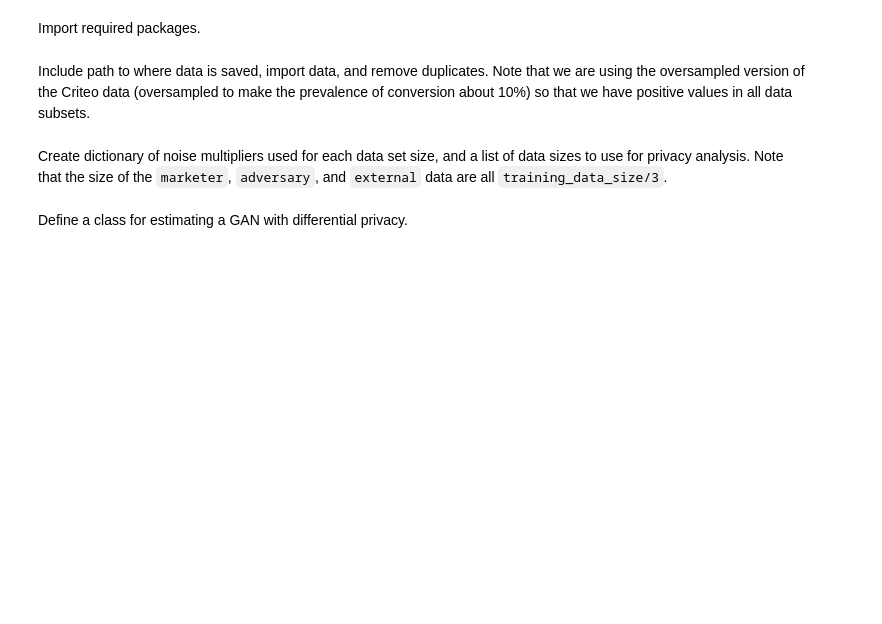
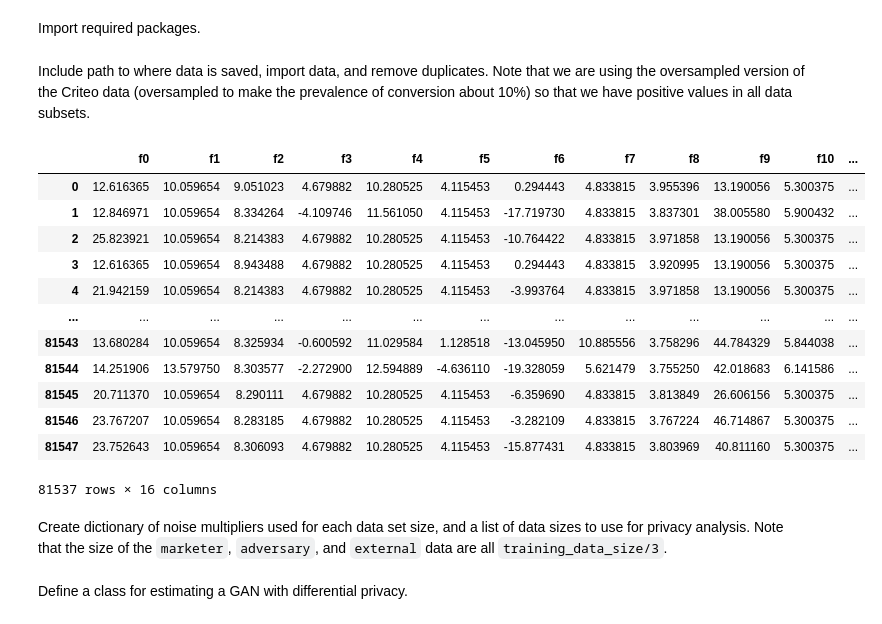
Before and after one commit to cdbale/optimized-sequential-synthesis, a Jupyter notebook: Code/Privacy Analysis/dp-gan-privacy-analysis.ipynb, the cells around one changed output. Cells and saved outputs as stored; diff of their text form; code cells hidden in the pictures; blank space fills up the shorter version.

```diff
--- a/Code/Privacy Analysis/dp-gan-privacy-analysis.ipynb
+++ b/Code/Privacy Analysis/dp-gan-privacy-analysis.ipynb
@@ -114,6 +114,22 @@ churn = pd.read_csv(file_path + "cleaned_criteo_os.gz",
                          header=0,
                          engine='python')
 churn = pd.DataFrame.drop_duplicates(churn)
+# %%
+churn
+# %% [output]
+|  | f0 | f1 | f2 | f3 | f4 | f5 | f6 | f7 | f8 | f9 | f10 | ... |
+| 0 | 12.616365 | 10.059654 | 9.051023 | 4.679882 | 10.280525 | 4.115453 | 0.294443 | 4.833815 | 3.955396 | 13.190056 | 5.300375 | ... |
+| 1 | 12.846971 | 10.059654 | 8.334264 | -4.109746 | 11.561050 | 4.115453 | -17.719730 | 4.833815 | 3.837301 | 38.005580 | 5.900432 | ... |
+| 2 | 25.823921 | 10.059654 | 8.214383 | 4.679882 | 10.280525 | 4.115453 | -10.764422 | 4.833815 | 3.971858 | 13.190056 | 5.300375 | ... |
+| 3 | 12.616365 | 10.059654 | 8.943488 | 4.679882 | 10.280525 | 4.115453 | 0.294443 | 4.833815 | 3.920995 | 13.190056 | 5.300375 | ... |
+| 4 | 21.942159 | 10.059654 | 8.214383 | 4.679882 | 10.280525 | 4.115453 | -3.993764 | 4.833815 | 3.971858 | 13.190056 | 5.300375 | ... |
+| ... | ... | ... | ... | ... | ... | ... | ... | ... | ... | ... | ... | ... |
+| 81543 | 13.680284 | 10.059654 | 8.325934 | -0.600592 | 11.029584 | 1.128518 | -13.045950 | 10.885556 | 3.758296 | 44.784329 | 5.844038 | ... |
+| 81544 | 14.251906 | 13.579750 | 8.303577 | -2.272900 | 12.594889 | -4.636110 | -19.328059 | 5.621479 | 3.755250 | 42.018683 | 6.141586 | ... |
+| 81545 | 20.711370 | 10.059654 | 8.290111 | 4.679882 | 10.280525 | 4.115453 | -6.359690 | 4.833815 | 3.813849 | 26.606156 | 5.300375 | ... |
+| 81546 | 23.767207 | 10.059654 | 8.283185 | 4.679882 | 10.280525 | 4.115453 | -3.282109 | 4.833815 | 3.767224 | 46.714867 | 5.300375 | ... |
+| 81547 | 23.752643 | 10.059654 | 8.306093 | 4.679882 | 10.280525 | 4.115453 | -15.877431 | 4.833815 | 3.803969 | 40.811160 | 5.300375 | ... |
+81537 rows × 16 columns
 # %% [markdown]
 Create dictionary of noise multipliers used for each data set size, and a list of data sizes to use for privacy analysis. Note that the size of the `marketer`, `adversary`, and `external` data are all `training_data_size/3`.
 # %%
```
Also changed, not shown: parts of 6 cells of this notebook, 4 other files.
